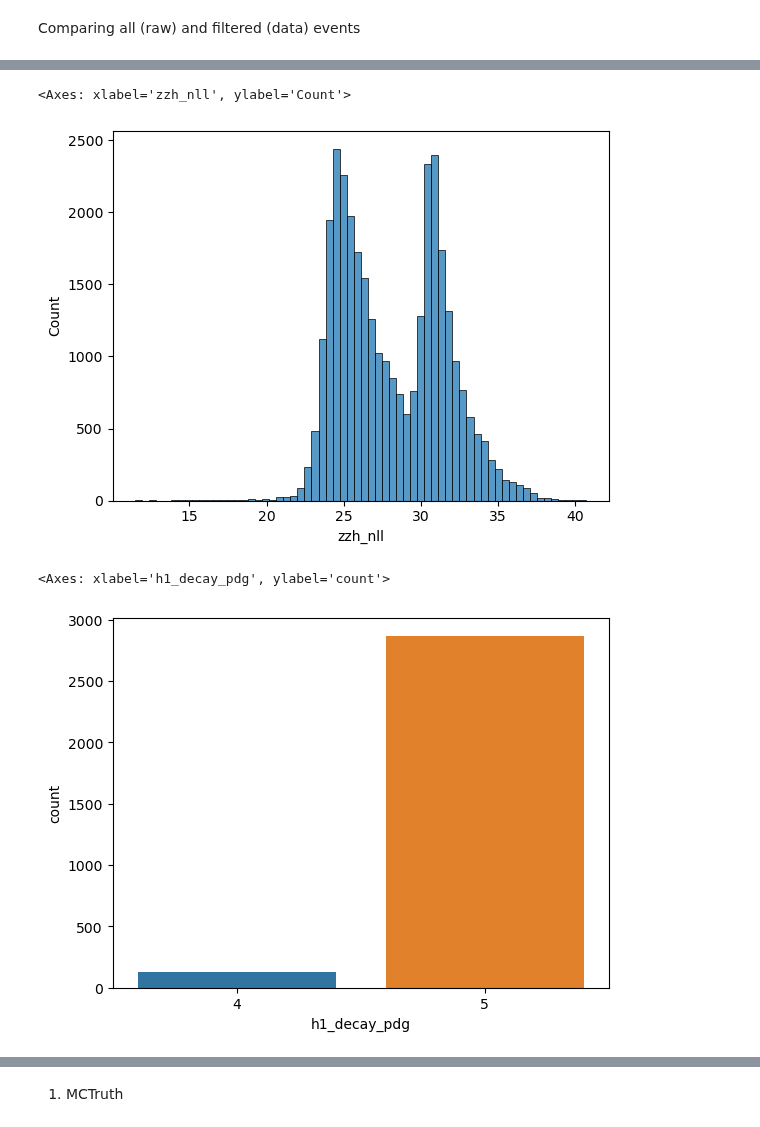
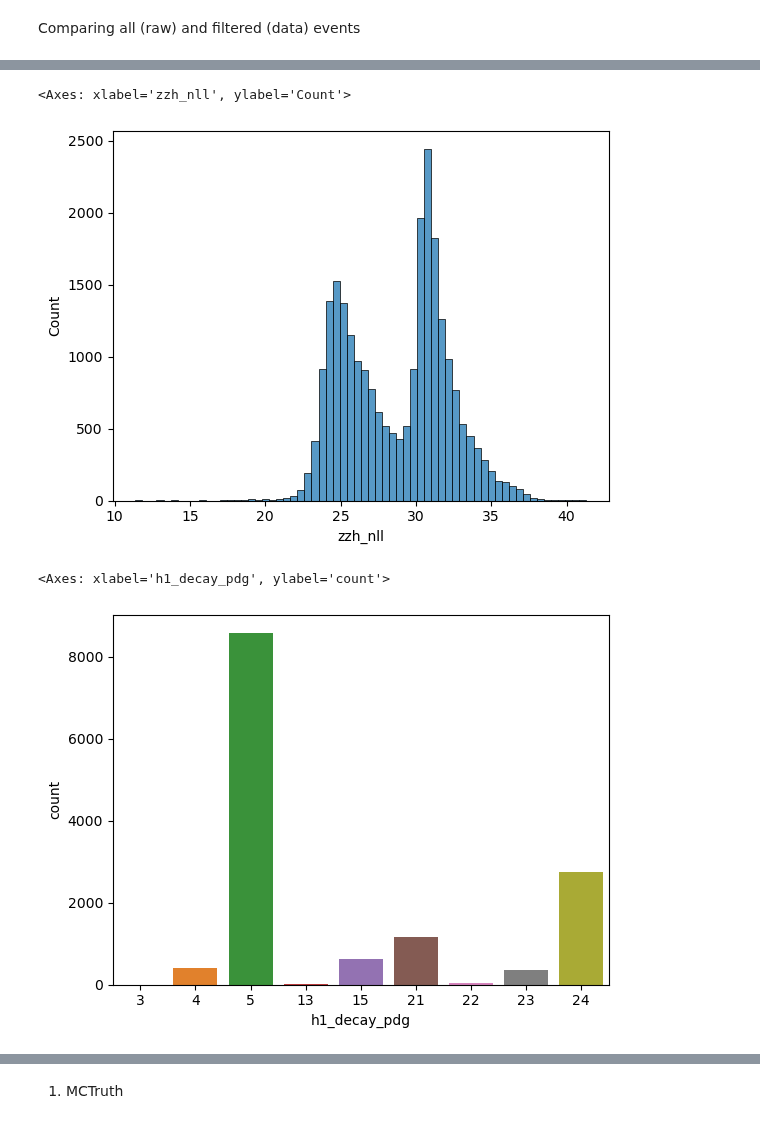
Before and after one commit to nVentis/MEM_HEP, a Jupyter notebook: view_v3.ipynb, the cells around one changed output, grey strips where cells are left out. Drawn from its saved outputs; the diff is of its cells as text; code cells hidden in the pictures.

```diff
--- a/view_v3.ipynb
+++ b/view_v3.ipynb
@@ -22,8 +17,20 @@ Welcome to JupyROOT 6.26/10
 # %%
-source_path = join("/nfs/dust/ilc/user/bliewert/fullflow_v3/comparison") # getcwd()
+production_mode      = True   # Switch the source and output directories accordingly
+production_plot_mode = False  # Switch to either use ROOT (True) of matplotlib (False)
+clear_output         = False  # Clear all existing output files before executing
+
+source_path = "/nfs/dust/ilc/user/bliewert/fullflow_v3/comparison" if production_mode else "/afs/desy.de/user/b/bliewert/public/MarlinWorkdirs/MEM_HEP/scripts/root/dev"
 #source_path = join("/afs/desy.de/user/b/bliewert/public/MarlinWorkdirs/MEM_HEP/", "scripts") # getcwd()
-output_path = join("/afs/desy.de/user/b/bliewert/public/MarlinWorkdirs/MEM_HEP/scripts/.npy")
+output_path = join("/afs/desy.de/user/b/bliewert/public/MarlinWorkdirs/MEM_HEP/scripts/.npy", "prod" if production_mode else "dev")
 
 # Convert all .root files inside source_path to .npy files in output_path
 # Note: Data in .root files is organized in a tree structure. We will use the name "dataTree" here
+if clear_output:
+    for abs_path in glob(join(output_path, "*.npy")):
+        remove(abs_path)
+
 convert_directory(source_path, "dataTree", output_path)
+
+files = list(map(lambda e: join(output_path, e), listdir(output_path)))
+files.sort()
+files
@@ -37,21 +41,0 @@ files
-# %%
-def import_data(path):
-    # Load numpy file to pandas dataframe
-    df = pd.DataFrame(np.load(path, allow_pickle=True))
-
-    # For total ME, sum over helicity final states (for Z boson with spin s=1, 2s+1=3 possibilities, s_z = -1,0,1), average over helicity initial states (RL, LR)
-    # Here, however, we just want to summarize the
-    df["zzh_sigmalr"] = 1/2 * ( df["zzh_sigmalrl"] + df["zzh_sigmalrr"] )
-
-    # Add a column called true_type which is either "zhh" or "zzh", based on the columns "is_zhh" and "is_zzh"
-    ttype_column(df)
-
-    return df
-
-# Filters out only events with ZHH/ZZH->µµbar+qqbar+qqbar AND without any error
-def filter_data(df):
-    df = df[(df["error_code"] == 0) & (df["zhh_sigma"] > 0) & (df["zzh_sigma"] > 0)]
-    df = df.copy()
-    df.reset_index(drop=True, inplace=True)
-
-    return df
@@ -58,8 +47,8 @@ def filter_data(df):
 # %%
 # Import the complete generator-level(MCParticle)-, reconstruction-(reco) and truejet-datasets
-raw_mcparticle = import_data(files[2])
-raw_reco       = import_data(files[0])
-raw_truejet    = import_data(files[1])
+raw_mcparticle = import_data(files[0])
+raw_reco       = import_data(files[1])
+raw_truejet    = import_data(files[2])
 
 # Filter the table to only contain entries without errors (error_code = 0) and with matrix elements > 0 for ZHH and ZZH (zhh_sigmalr and zzh_sigmalr)
 data_mcparticle = filter_data(raw_mcparticle)
@@ -122,12 +195,12 @@ Name: zhh_sigmalr, Length: 194, dtype: float64
 sns.histplot(data_mcparticle, x="zzh_nll", bins=64)
 # %% [output]
 <Axes: xlabel='zzh_nll', ylabel='Count'>
-[figure, old version]
+[figure, new version]
 # %%
-sns.countplot(data_truejet[(data_truejet["is_zzh"] == 1) & (data_truejet["error_code"] == 0)], x="h1_decay_pdg")
+sns.countplot(data_mcparticle[(data_mcparticle["is_zzh"] == 1) & (data_mcparticle["error_code"] == 0)], x="h1_decay_pdg")
 # %% [output]
 <Axes: xlabel='h1_decay_pdg', ylabel='count'>
-[figure, old version]
+[figure, new version]
 # %%
 sns.histplot(data_mcparticle[data_mcparticle["is_zhh"] == 1]["zhh_costhetaf"])
 # %% [output]
```
Also changed, not shown: parts of 61 cells of this notebook, 20 other files.
